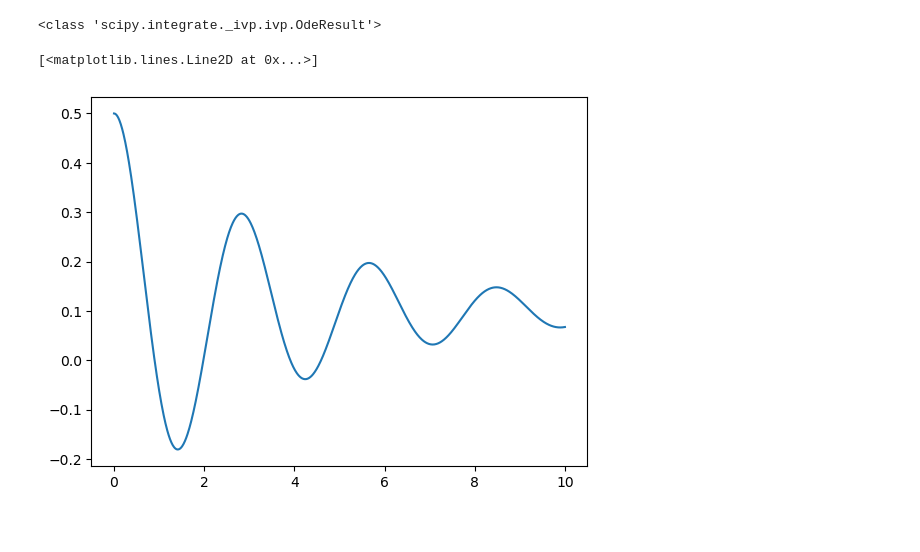
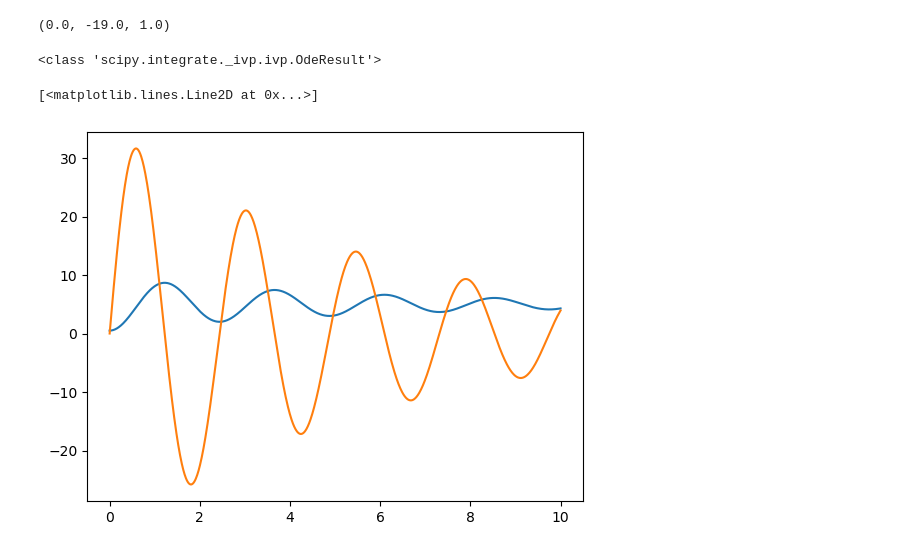
Before and after one commit to Astronauty/AiPEX-Projects, a Jupyter notebook: bond-graph-RL/eqm_solution_test.ipynb, the cells around one changed output. Saved outputs shown, nothing was run; the diff lists cells and outputs as text; code cells hidden in the pictures.

```diff
--- a/bond-graph-RL/eqm_solution_test.ipynb
+++ b/bond-graph-RL/eqm_solution_test.ipynb
@@ -59,16 +82,21 @@ def msd_dynamics(t, x, u):
+# %%
+msd_dynamics(0, [1, 0], 1)
+# %% [output]
+(0.0, -19.0, 1.0)
 # %%
 
 t_span = [0, 10]
 t_eval = np.linspace(t_span[0], t_span[1], 1000)
 x0 = [0.5, 0]
 
-sol = scipy.integrate.solve_ivp(msd_dynamics, t_span, x0, args=(1,),method='RK45', t_eval=t_eval)
+sol = scipy.integrate.solve_ivp(msd_dynamics, t_span, x0, args=(100,),method='RK45', t_eval=t_eval)
 print(type(sol))
 # %% [output]
 <class 'scipy.integrate._ivp.ivp.OdeResult'>
 # %%
 # print(sol.y[0])
 plt.plot(sol.t, sol.y[0])
+plt.plot(sol.t, sol.y[1])
 # %% [output]
 [<matplotlib.lines.Line2D at 0x...>]
-[figure, old version]
+[figure, new version]
```
Also changed, not shown: parts of 1 cell of this notebook, 4 other files.
